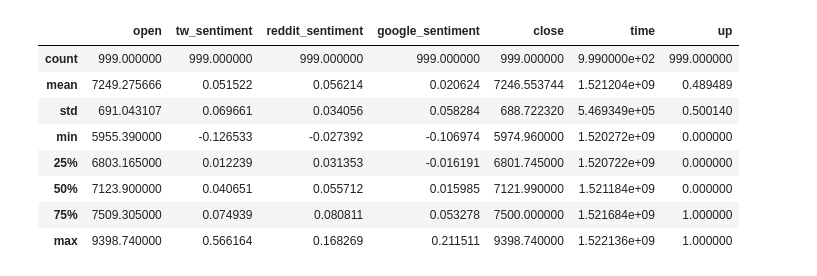
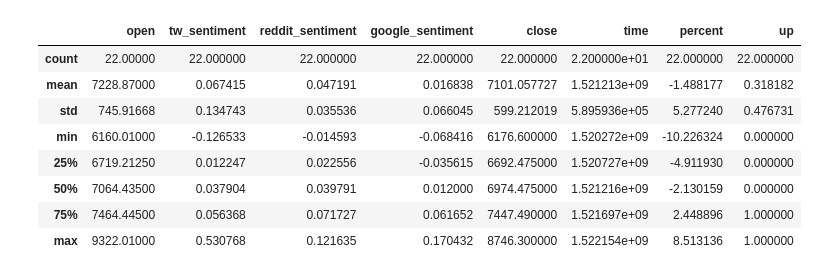
Before and after one commit to scristofari/bitcoin-challenge, a Jupyter notebook: Prediction.ipynb, the cells around one changed output. Cells and saved outputs as stored; diff of their text form; code cells hidden in the pictures.

```diff
--- a/Prediction.ipynb
+++ b/Prediction.ipynb
@@ -6,6 +6,6 @@
 import matplotlib.pyplot as plt
 
 import bitcoin.db as db
-df = db.get_all_data_from_pas(pas=30)
+df = db.get_all_data_from_pas(pas=1440)
 df.describe()
 # %% [output]
@@ -13,12 +13,12 @@ df.describe()
-|  | open | tw_sentiment | reddit_sentiment | google_sentiment | close | time | up |
-| count | 999.000000 | 999.000000 | 999.000000 | 999.000000 | 999.000000 | 9.990000e+02 | 999.000000 |
-| mean | 7249.275666 | 0.051522 | 0.056214 | 0.020624 | 7246.553744 | 1.521204e+09 | 0.489489 |
-| std | 691.043107 | 0.069661 | 0.034056 | 0.058284 | 688.722320 | 5.469349e+05 | 0.500140 |
-| min | 5955.390000 | -0.126533 | -0.027392 | -0.106974 | 5974.960000 | 1.520272e+09 | 0.000000 |
-| 25% | 6803.165000 | 0.012239 | 0.031353 | -0.016191 | 6801.745000 | 1.520722e+09 | 0.000000 |
-| 50% | 7123.900000 | 0.040651 | 0.055712 | 0.015985 | 7121.990000 | 1.521184e+09 | 0.000000 |
-| 75% | 7509.305000 | 0.074939 | 0.080811 | 0.053278 | 7500.000000 | 1.521684e+09 | 1.000000 |
-| max | 9398.740000 | 0.566164 | 0.168269 | 0.211511 | 9398.740000 | 1.522136e+09 | 1.000000 |
+|  | open | tw_sentiment | reddit_sentiment | google_sentiment | close | time | percent | up |
+| count | 22.00000 | 22.000000 | 22.000000 | 22.000000 | 22.000000 | 2.200000e+01 | 22.000000 | 22.000000 |
+| mean | 7228.87000 | 0.067415 | 0.047191 | 0.016838 | 7101.057727 | 1.521213e+09 | -1.488177 | 0.318182 |
+| std | 745.91668 | 0.134743 | 0.035536 | 0.066045 | 599.212019 | 5.895936e+05 | 5.277240 | 0.476731 |
+| min | 6160.01000 | -0.126533 | -0.014593 | -0.068416 | 6176.600000 | 1.520272e+09 | -10.226324 | 0.000000 |
+| 25% | 6719.21250 | 0.012247 | 0.022556 | -0.035615 | 6692.475000 | 1.520727e+09 | -4.911930 | 0.000000 |
+| 50% | 7064.43500 | 0.037904 | 0.039791 | 0.012000 | 6974.475000 | 1.521216e+09 | -2.130159 | 0.000000 |
+| 75% | 7464.44500 | 0.056368 | 0.071727 | 0.061652 | 7447.490000 | 1.521697e+09 | 2.448896 | 1.000000 |
+| max | 9322.01000 | 0.530768 | 0.121635 | 0.170432 | 8746.300000 | 1.522154e+09 | 8.513136 | 1.000000 |
 # %%
 from bitcoin.train import train
 columns = ['open', 'google_sentiment']
```
Also changed, not shown: parts of 7 cells of this notebook, 10 other files.
